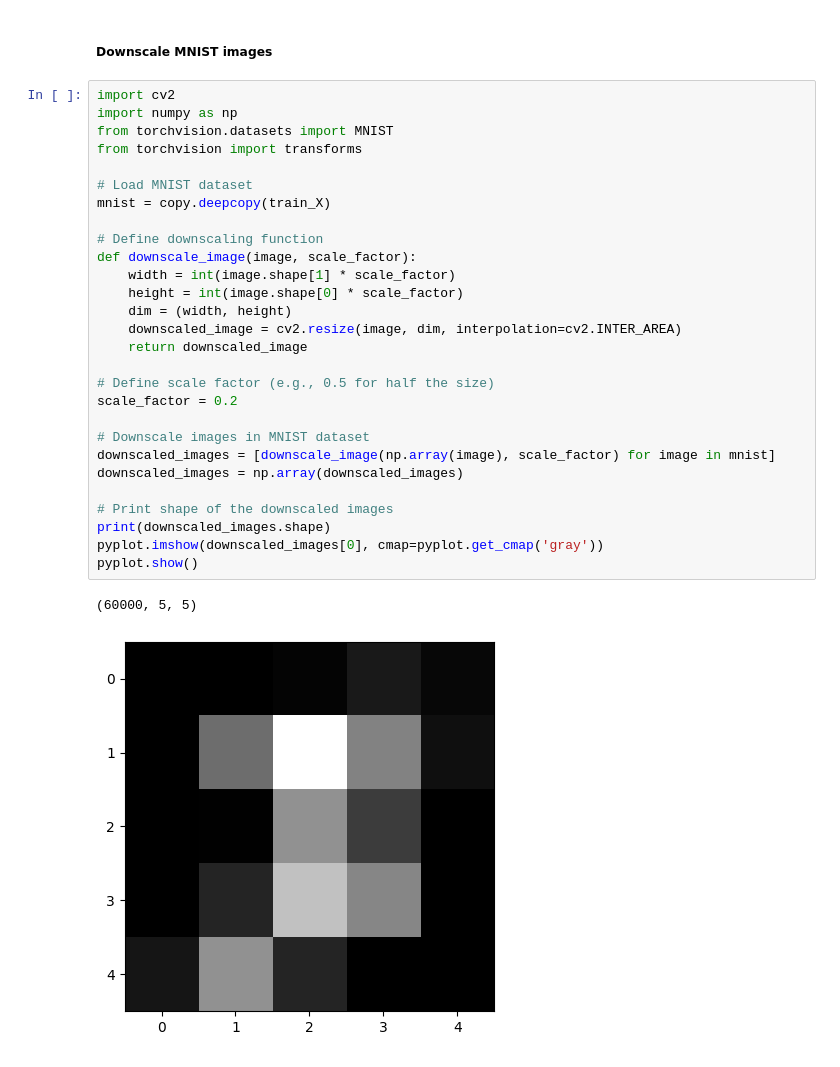
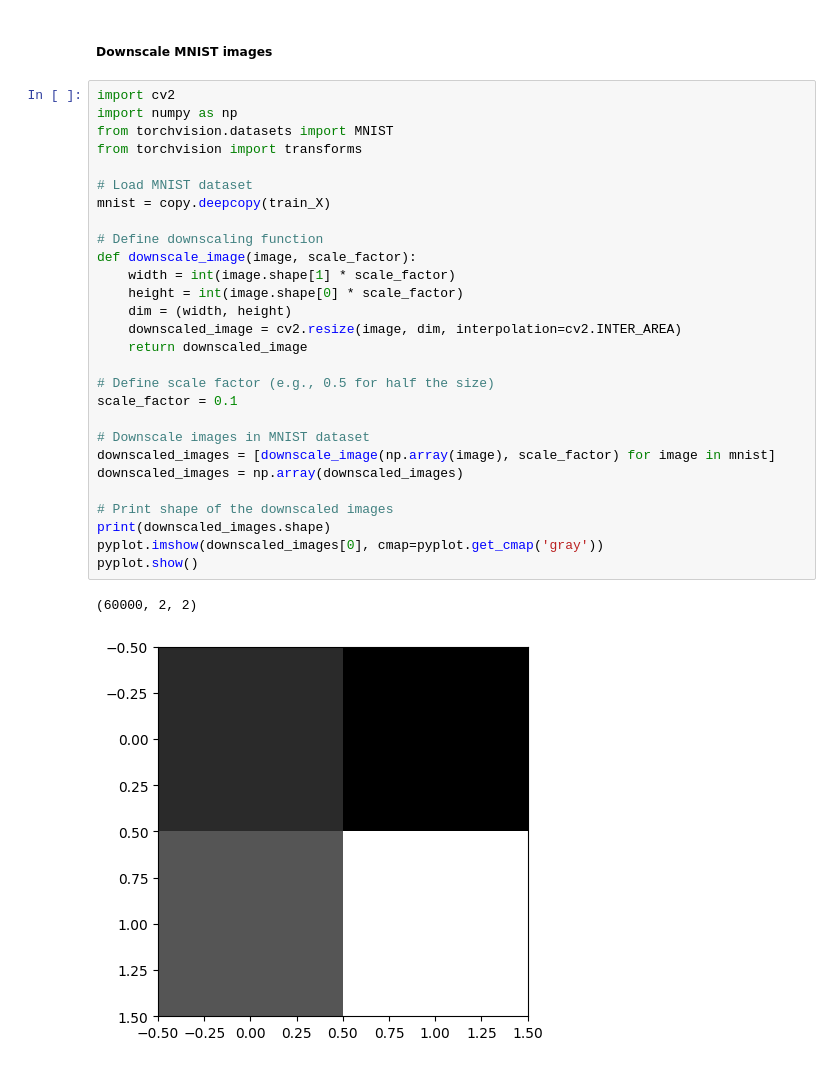
Before and after one commit to AndrewstheBuilder/FromScratch_NeuralNetworks, a Jupyter notebook: Micrograd_MNIST.ipynb, the cells around one changed output. Saved outputs shown, nothing was run; the diff lists cells and outputs as text.

```diff
--- a/Micrograd_MNIST.ipynb
+++ b/Micrograd_MNIST.ipynb
@@ -274,33 +292,33 @@ total loss: Value(data=0.12139955220152934, grad=1)
 # %%
 import cv2
 import numpy as np
 from torchvision.datasets import MNIST
 from torchvision import transforms
 
 # Load MNIST dataset
 mnist = copy.deepcopy(train_X)
 
 # Define downscaling function
 def downscale_image(image, scale_factor):
     width = int(image.shape[1] * scale_factor)
     height = int(image.shape[0] * scale_factor)
     dim = (width, height)
     downscaled_image = cv2.resize(image, dim, interpolation=cv2.INTER_AREA)
     return downscaled_image
 
 # Define scale factor (e.g., 0.5 for half the size)
-scale_factor = 0.2
+scale_factor = 0.1
 
 # Downscale images in MNIST dataset
 downscaled_images = [downscale_image(np.array(image), scale_factor) for image in mnist]
 downscaled_images = np.array(downscaled_images)
 
 # Print shape of the downscaled images
 print(downscaled_images.shape)
 pyplot.imshow(downscaled_images[0], cmap=pyplot.get_cmap('gray'))
 pyplot.show()
 # %% [output]
-(60000, 5, 5)
+(60000, 2, 2)
-[figure, old version]
+[figure, new version]
 # %%
 # define the MLP model
```
Also changed, not shown: parts of 5 cells of this notebook.
